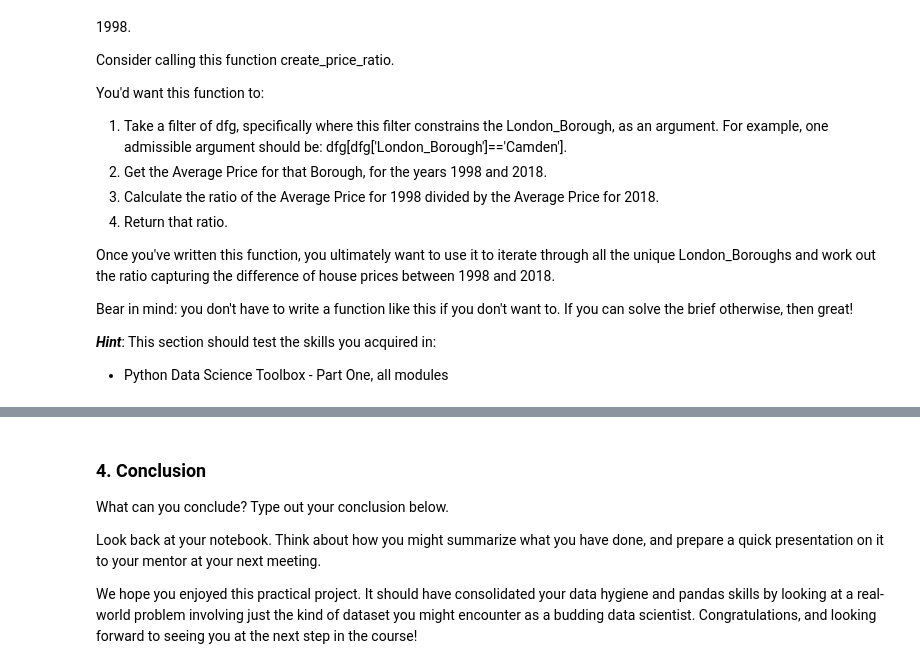
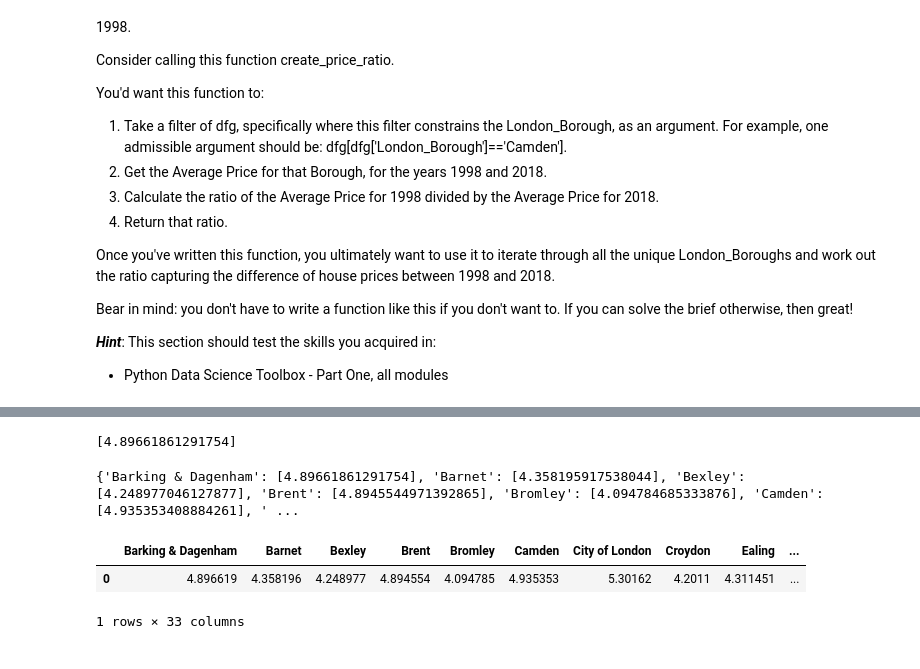
Before and after one commit to BAKSI5/Springboard, a Jupyter notebook: Unit 4 Challenge - Tier 3.ipynb, the cells around one changed output, grey strips where cells are left out. Saved outputs shown, nothing was run; the diff lists cells and outputs as text; code cells hidden in the pictures.

```diff
--- a/Unit 4 Challenge - Tier 3.ipynb
+++ b/Unit 4 Challenge - Tier 3.ipynb
@@ -334,7 +298,6 @@ print(top15)
-# %% [markdown]
-### 4. Conclusion
-What can you conclude? Type out your conclusion below.
-
-Look back at your notebook. Think about how you might summarize what you have done, and prepare a quick presentation on it to your mentor at your next meeting.
-
-We hope you enjoyed this practical project. It should have consolidated your data hygiene and pandas skills by looking at a real-world problem involving just the kind of dataset you might encounter as a budding data scientist. Congratulations, and looking forward to seeing you at the next step in the course!
+# %%
+# Test out the function by calling it with the following argument:
+# dfg[dfg['London_Borough']=='Barking & Dagenham']
+create_price_ratio(dfg[dfg['London_Borough']=='Barking & Dagenham'])
+# %% [output]
+[4.89661861291754]
@@ -340,0 +308,12 @@ We hope you enjoyed this practical project. It should have consolidated your dat
+# %%
+# Now let's declare a for loop that will iterate through each of the unique elements of the 'London_Borough' column of our DataFrame dfg.
+# Call the iterator variable 'b'.
+for b in dfg['London_Borough'].unique():
+    # Let's make our parameter to our create_price_ratio function: i.e., we subset dfg on 'London_Borough' == b.
+    borough = dfg[dfg['London_Borough'] == b]
+    # Make a new entry in the final dictionary whose value's the result of calling create_price_ratio with the argument: borough
+    final[b] = create_price_ratio(borough)
+# We use the function and incorporate that into a new key of the dictionary
+print(final)
+# %% [output]
+{'Barking & Dagenham': [4.89661861291754], 'Barnet': [4.358195917538044], 'Bexley': [4.248977046127877], 'Brent': [4.8945544971392865], 'Bromley': [4.094784685333876], 'Camden': [4.935353408884261], ' ...
@@ -340,0 +323,7 @@ We hope you enjoyed this practical project. It should have consolidated your dat
+# %%
+# Call the head() method on this variable to check it out.
+df_ratios.head()
+# %% [output]
+|  | Barking & Dagenham | Barnet | Bexley | Brent | Bromley | Camden | City of London | Croydon | Ealing | ... |
+| 0 | 4.896619 | 4.358196 | 4.248977 | 4.894554 | 4.094785 | 4.935353 | 5.30162 | 4.2011 | 4.311451 | ... |
+1 rows × 33 columns
```
Also changed, not shown: parts of 11 cells of this notebook.
